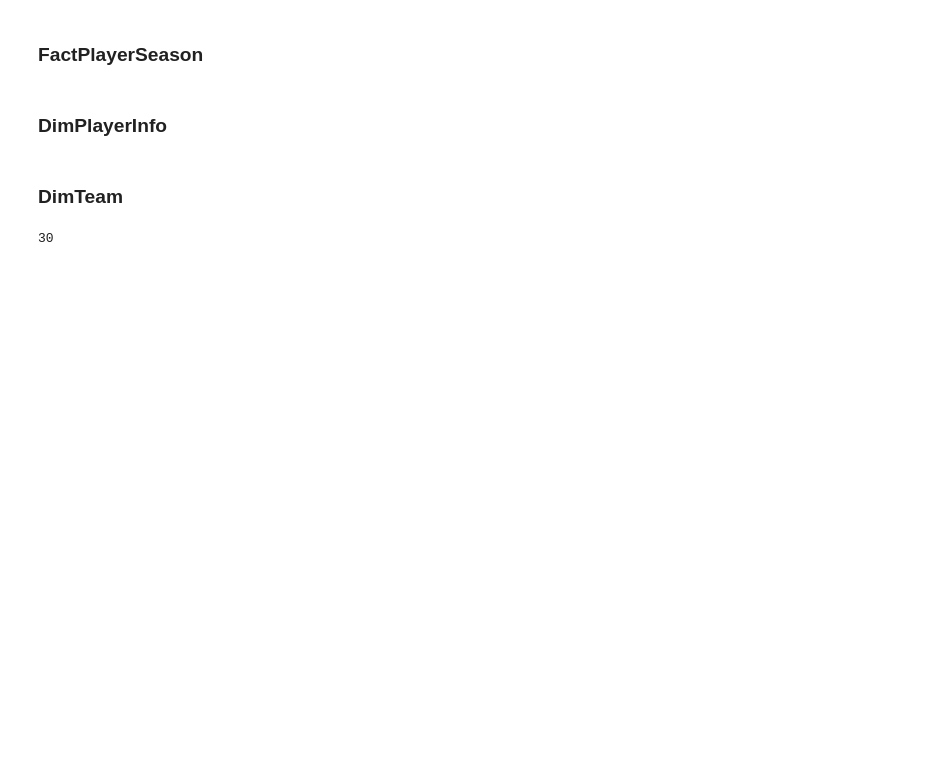
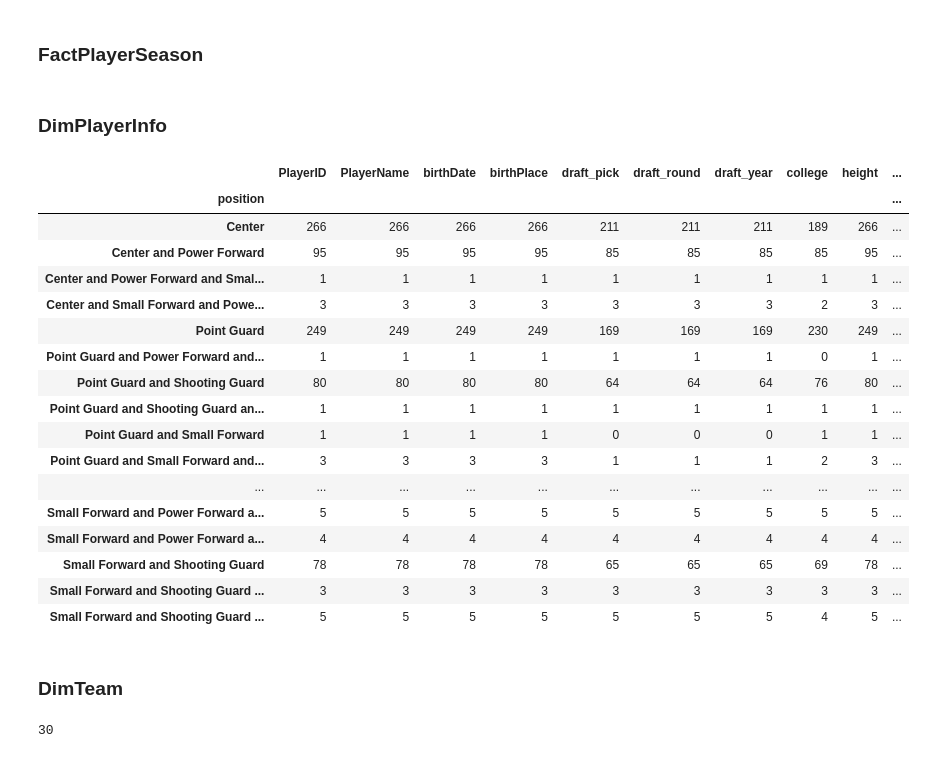
Before and after one commit to SawickiK/NBA_Ideal_DraftPick, a Jupyter notebook: PlayersRelatedKeys.ipynb, the cells around one changed output. Drawn from its saved outputs; the diff is of its cells as text; code cells hidden in the pictures; blank space fills up the shorter version.

```diff
--- a/PlayersRelatedKeys.ipynb
+++ b/PlayersRelatedKeys.ipynb
@@ -76,6 +76,27 @@ DimPlayerInfo.loc[DimPlayerInfo['PlayerName'] == 'Ben Bentil', 'birthPlace'] = '
 DimPlayerInfo.loc[DimPlayerInfo['PlayerName'] == 'Cheikh Samb', 'birthPlace'] = 'Senegal'
 DimPlayerInfo.loc[DimPlayerInfo['PlayerName'] == 'Kornel David', 'birthPlace'] = 'Hungary'
 DimPlayerInfo.loc[DimPlayerInfo['PlayerName'] == 'Vladimir Stepania', 'birthPlace'] = 'Georgia'
+# %%
+DimPlayerInfo.groupby(['position']).count()
+# %% [output]
+|  | PlayerID | PlayerName | birthDate | birthPlace | draft_pick | draft_round | draft_year | college | height | ... |
+| position |  |  |  |  |  |  |  |  |  | ... |
+| Center | 266 | 266 | 266 | 266 | 211 | 211 | 211 | 189 | 266 | ... |
+| Center and Power Forward | 95 | 95 | 95 | 95 | 85 | 85 | 85 | 85 | 95 | ... |
+| Center and Power Forward and Smal... | 1 | 1 | 1 | 1 | 1 | 1 | 1 | 1 | 1 | ... |
+| Center and Small Forward and Powe... | 3 | 3 | 3 | 3 | 3 | 3 | 3 | 2 | 3 | ... |
+| Point Guard | 249 | 249 | 249 | 249 | 169 | 169 | 169 | 230 | 249 | ... |
+| Point Guard and Power Forward and... | 1 | 1 | 1 | 1 | 1 | 1 | 1 | 0 | 1 | ... |
+| Point Guard and Shooting Guard | 80 | 80 | 80 | 80 | 64 | 64 | 64 | 76 | 80 | ... |
+| Point Guard and Shooting Guard an... | 1 | 1 | 1 | 1 | 1 | 1 | 1 | 1 | 1 | ... |
+| Point Guard and Small Forward | 1 | 1 | 1 | 1 | 0 | 0 | 0 | 1 | 1 | ... |
+| Point Guard and Small Forward and... | 3 | 3 | 3 | 3 | 1 | 1 | 1 | 2 | 3 | ... |
+| ... | ... | ... | ... | ... | ... | ... | ... | ... | ... | ... |
+| Small Forward and Power Forward a... | 5 | 5 | 5 | 5 | 5 | 5 | 5 | 5 | 5 | ... |
+| Small Forward and Power Forward a... | 4 | 4 | 4 | 4 | 4 | 4 | 4 | 4 | 4 | ... |
+| Small Forward and Shooting Guard | 78 | 78 | 78 | 78 | 65 | 65 | 65 | 69 | 78 | ... |
+| Small Forward and Shooting Guard ... | 3 | 3 | 3 | 3 | 3 | 3 | 3 | 3 | 3 | ... |
+| Small Forward and Shooting Guard ... | 5 | 5 | 5 | 5 | 5 | 5 | 5 | 4 | 5 | ... |
 # %%
 DimPlayerInfo.to_csv('GeneratedData/PlayerInfo.csv', index = False)
 # %%
```
Also changed, not shown: parts of 1 cell of this notebook.
